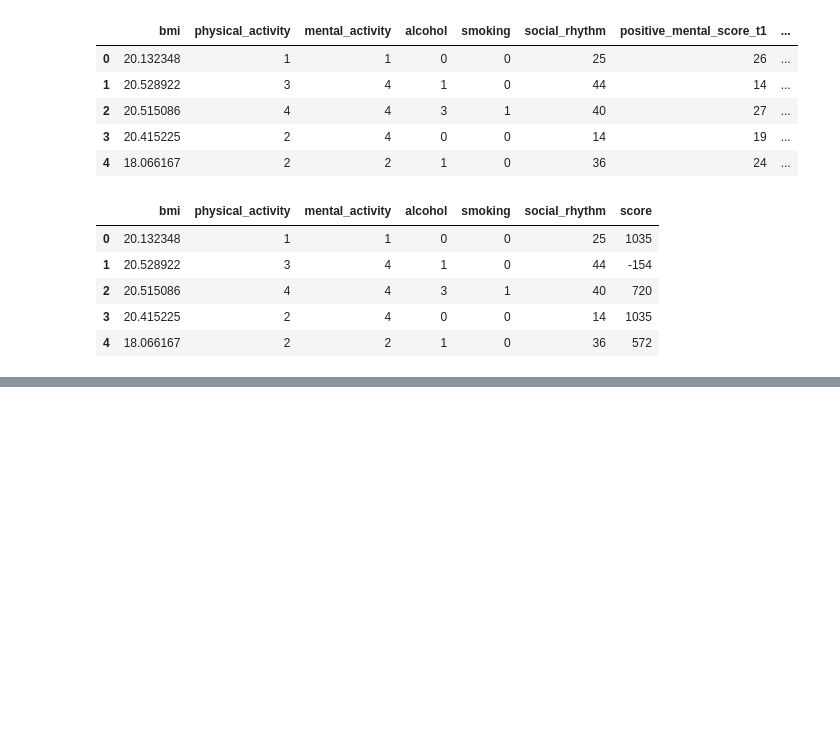
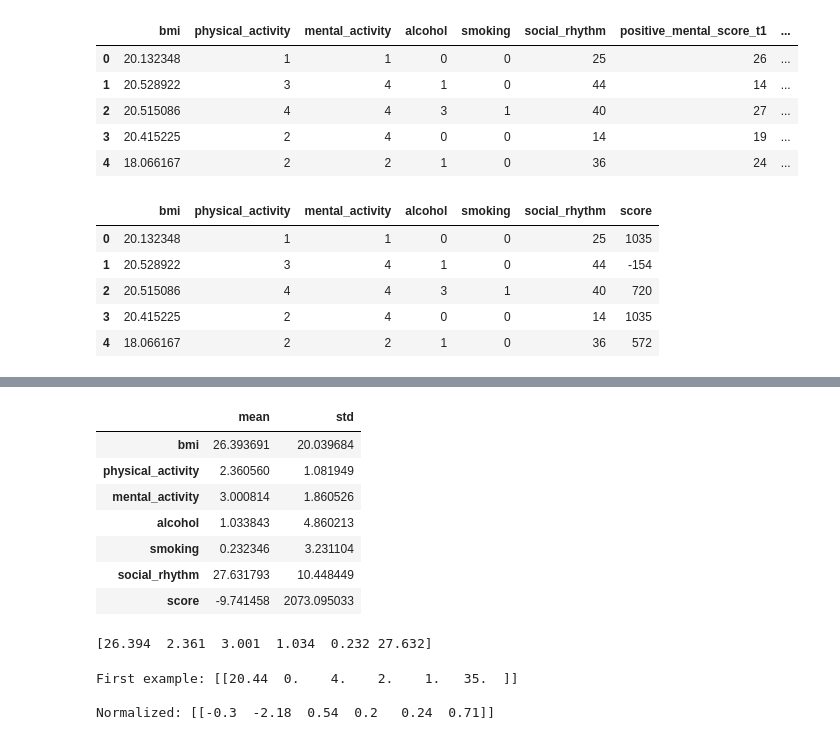
Before and after one commit to Mruhankhan/Fitness-Website, a Jupyter notebook: impact_of_lifestyle_choices_on_mental_health.ipynb, the cells around one changed output, grey strips where cells are left out. Drawn from its saved outputs; the diff is of its cells as text; code cells hidden in the pictures; blank space fills up the shorter version.

```diff
--- a/impact_of_lifestyle_choices_on_mental_health.ipynb
+++ b/impact_of_lifestyle_choices_on_mental_health.ipynb
@@ -122,0 +168,11 @@ import pandas as pd
+# %%
+train_dataset.describe().transpose()[['mean', 'std']]
+# %% [output]
+|  | mean | std |
+| bmi | 26.393691 | 20.039684 |
+| physical_activity | 2.360560 | 1.081949 |
+| mental_activity | 3.000814 | 1.860526 |
+| alcohol | 1.033843 | 4.860213 |
+| smoking | 0.232346 | 3.231104 |
+| social_rhythm | 27.631793 | 10.448449 |
+| score | -9.741458 | 2073.095033 |
@@ -122,0 +183,15 @@ import pandas as pd
+# %%
+print(normalizer.mean.numpy())
+# %% [output]
+[26.394  2.361  3.001  1.034  0.232 27.632]
+# %%
+first = np.array(train_features[:1])
+
+with np.printoptions(precision=2, suppress=True):
+    print('First example:', first)
+    print()
+    print('Normalized:', normalizer(first).numpy())
+# %% [output]
+First example: [[20.44  0.    4.    2.    1.   35.  ]]
+
+Normalized: [[-0.3  -2.18  0.54  0.2   0.24  0.71]]
```
Also changed, not shown: parts of 27 cells of this notebook, 1 other file.
